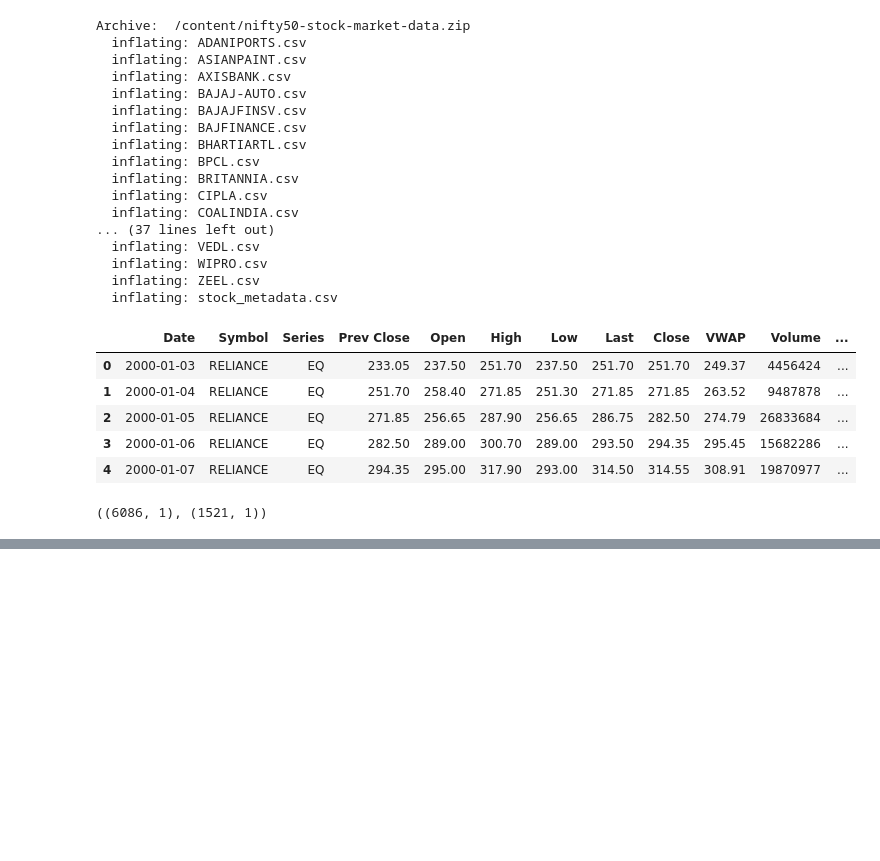
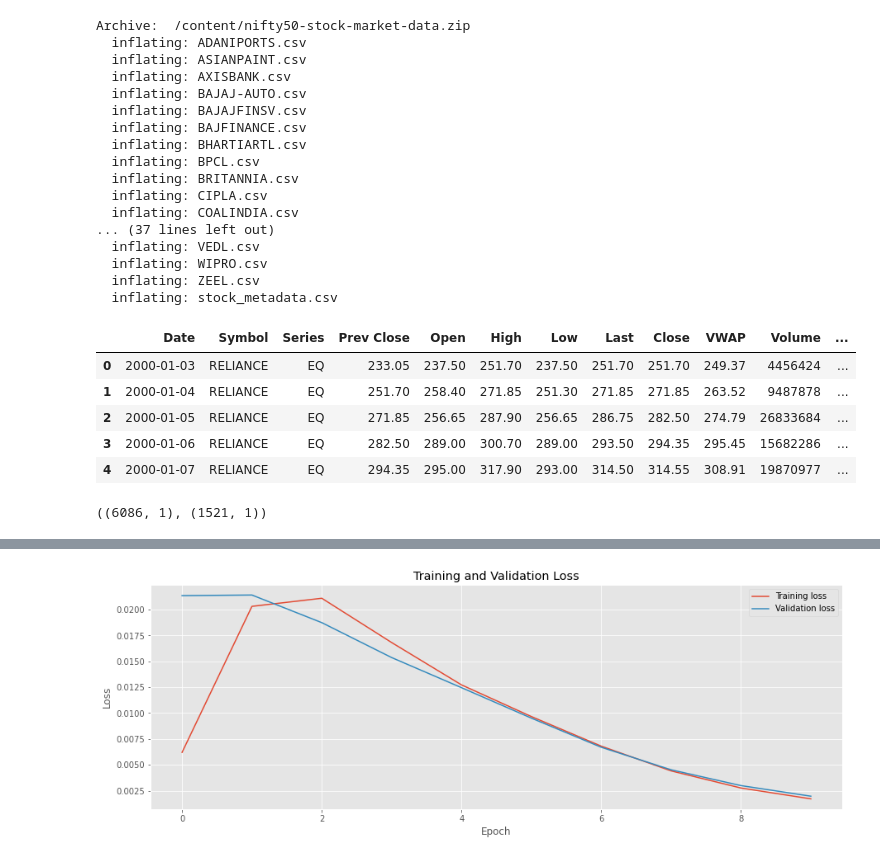
Before and after one commit to kartikbatra056/AllAboutTimeSeries, a Jupyter notebook: TimeSeriesWithLSTMandDCNN.ipynb, the cells around one changed output, grey strips where cells are left out. Saved outputs shown, nothing was run; the diff lists cells and outputs as text; code cells hidden in the pictures; blank space fills up the shorter version.

```diff
--- a/TimeSeriesWithLSTMandDCNN.ipynb
+++ b/TimeSeriesWithLSTMandDCNN.ipynb
@@ -113,5 +114,10 @@ train_data.shape,valid_data.shape
 # %% [output]
 ((6086, 1), (1521, 1))
+# %%
+train_data=RelianceDataset(train_df)
+valid_data=RelianceDataset(valid_df)
+train_loader=DataLoader(train_data,batch_size=32)
+valid_loader=DataLoader(valid_data,batch_size=32)
 # %%
 device=torch.device('cuda' if torch.cuda.is_available() else 'cpu')
 # %%
@@ -142,0 +161,33 @@ class LSTMModel(nn.Module):
+# %%
+def valid_model():
+
+     with torch.no_grad():
+        val_loss=0.0
+        val_mae=0.0
+        pred_list=[]
+        target_list=[]
+        model.eval()
+        for x,y in valid_loader:
+
+             x=x.to(device)
+             y=y.to(device)
+
+             pred=model(x)
+
+             loss=criterion(pred,y)
+
+             val_loss+=loss.item()*x.size(0)
+
+             target_list.append(y.detach().cpu().numpy())
+
+             pred_list.append(pred.detach().cpu().numpy())
+
+        val_loss/=len(valid_data)
+
+        predictions=np.concatenate(pred_list,axis=0)
+
+        target=np.concatenate(target_list,axis=0)
+
+        val_mae=mean_absolute_error(target,predictions)
+
+        return val_loss,val_mae
@@ -142,0 +250,5 @@ class LSTMModel(nn.Module):
+# %%
+num_epochs=10
+if __name__=='__main__':
+    train_model(num_epochs)
+# %% [output]
@@ -142,0 +275 @@ class LSTMModel(nn.Module):
+[figure, added]
```
Also changed, not shown: parts of 9 cells of this notebook.
